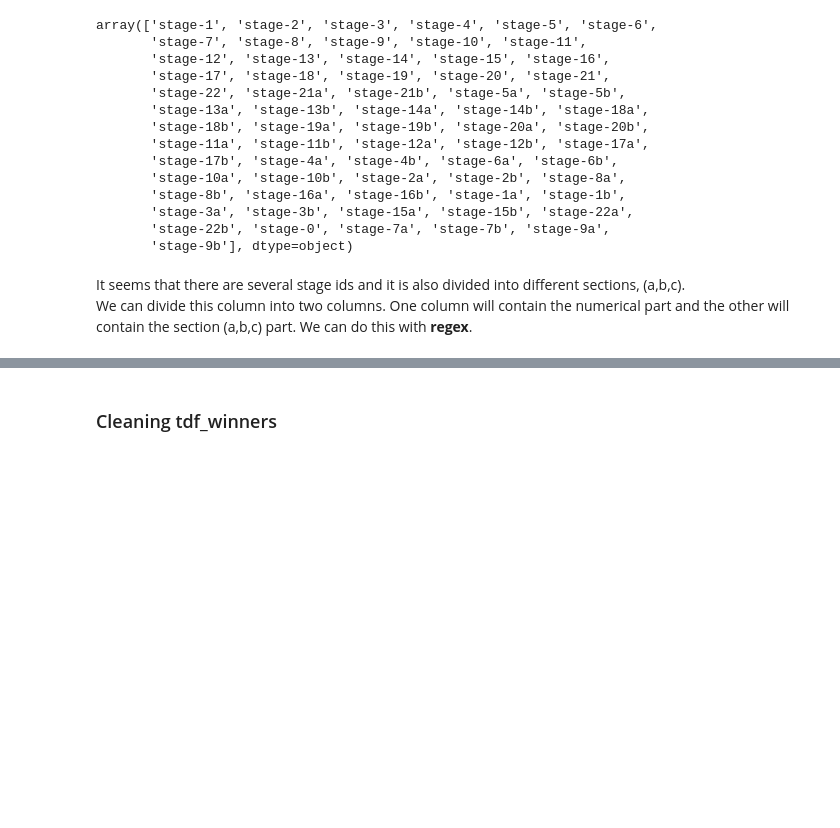
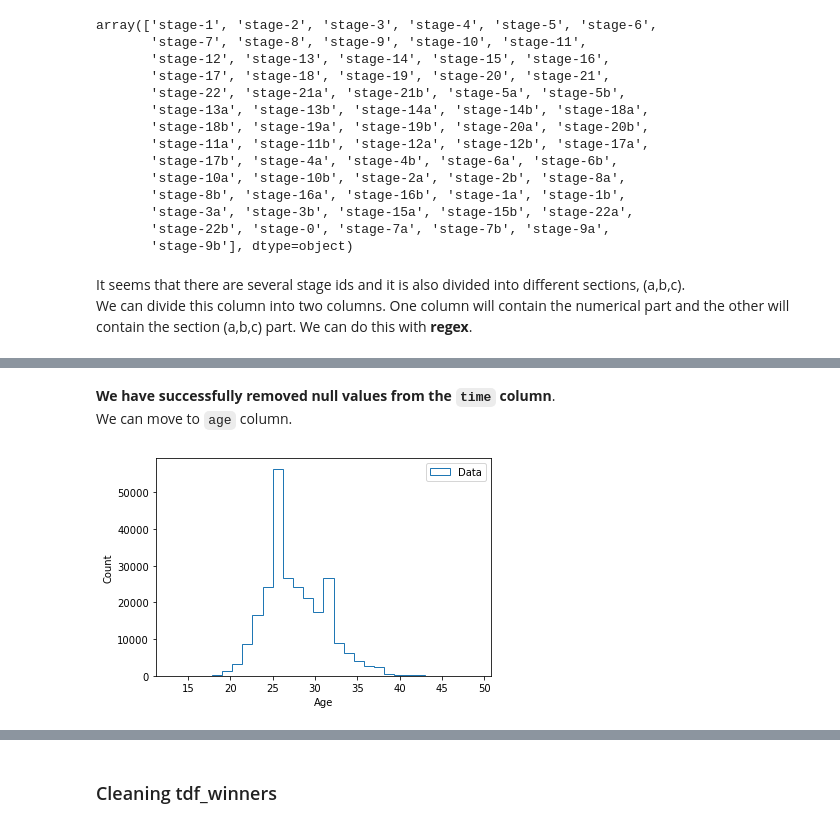
Before and after one commit to Astrojigs/R-project, a Jupyter notebook: Tour de france R project.ipynb, the cells around one changed output, grey strips where cells are left out. Saved outputs shown, nothing was run; the diff lists cells and outputs as text; code cells hidden in the pictures; blank space fills up the shorter version.

```diff
--- a/Tour de france R project.ipynb
+++ b/Tour de france R project.ipynb
@@ -190,0 +218,6 @@ stage_data['stage_results_id_section'] = stage_data['stage_results_id'].str.extr
+# %%
+# Mean:
+m = stage_data['time'].mean()
+
+# Substituting the value in place of null values in 'time' column.
+stage_data['time'] = stage_data['time'].replace(np.nan,m)
@@ -190,0 +228,10 @@ stage_data['stage_results_id_section'] = stage_data['stage_results_id'].str.extr
+# %% [markdown]
+**We have successfully removed null values from the `time` column**. <br> We can move to `age` column.
+# %%
+plt.hist(x='age', data=stage_data, histtype='step',bins=30,label='Data')
+plt.xlabel('Age')
+plt.ylabel('Count')
+plt.legend()
+plt.show()
+# %% [output]
+[figure, added]
```
Also changed, not shown: parts of 21 cells of this notebook.
